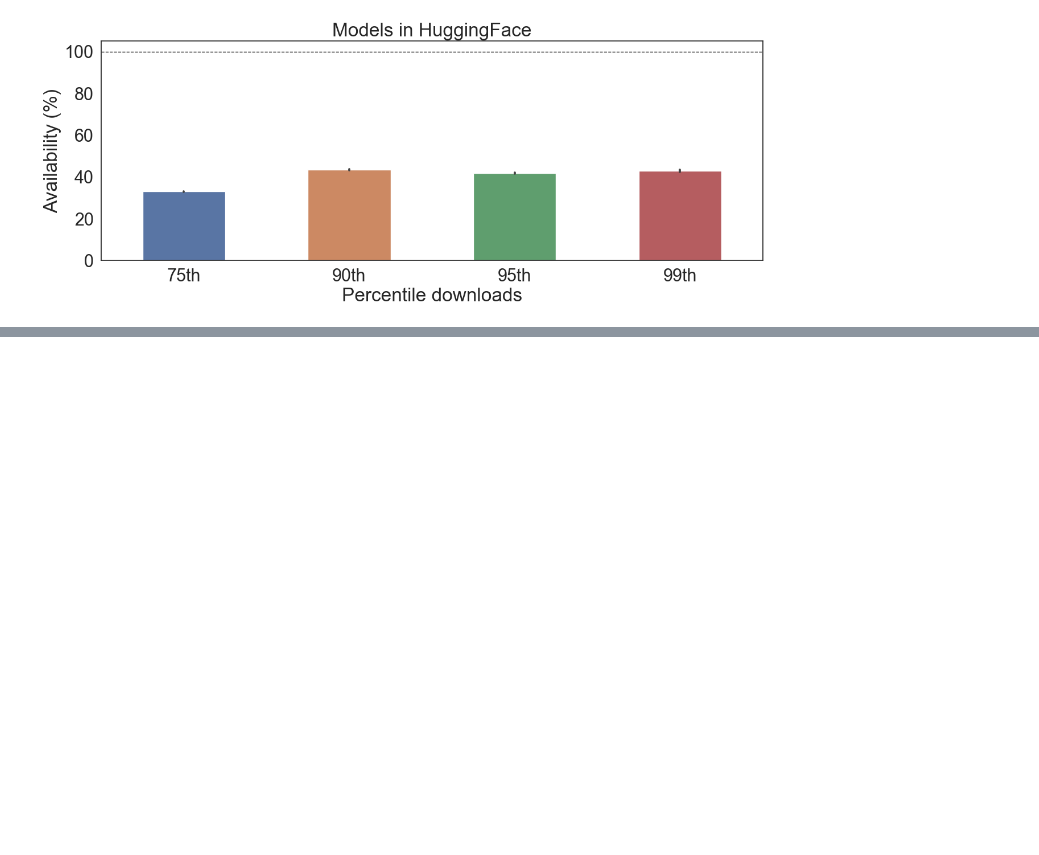
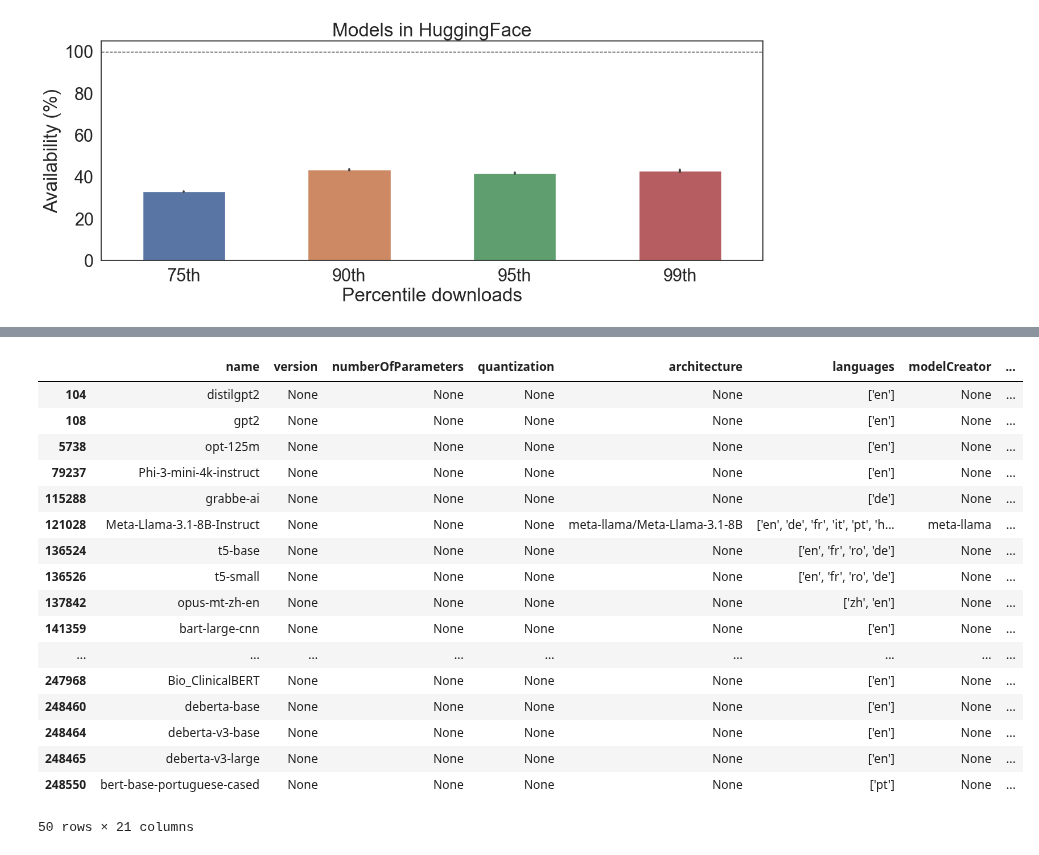
Before and after one commit to lorber13/chatIMPACT, a Jupyter notebook: data_analysis/fp_experiments.ipynb, the cells around one changed output, grey strips where cells are left out. Cells and saved outputs as stored; diff of their text form; code cells hidden in the pictures; blank space fills up the shorter version.

```diff
--- a/data_analysis/fp_experiments.ipynb
+++ b/data_analysis/fp_experiments.ipynb
@@ -172,0 +204,21 @@ plt.axhline(50, ls="--", color="black", linewidth=2)
+# %%
+names = df[df.downloads.astype(int).isin(data.downloads)]["name"]
+# %% [output]
+|  | name | version | numberOfParameters | quantization | architecture | languages | modelCreator | ... |
+| 104 | distilgpt2 | None | None | None | None | ['en'] | None | ... |
+| 108 | gpt2 | None | None | None | None | ['en'] | None | ... |
+| 5738 | opt-125m | None | None | None | None | ['en'] | None | ... |
+| 79237 | Phi-3-mini-4k-instruct | None | None | None | None | ['en'] | None | ... |
+| 115288 | grabbe-ai | None | None | None | None | ['de'] | None | ... |
+| 121028 | Meta-Llama-3.1-8B-Instruct | None | None | None | meta-llama/Meta-Llama-3.1-8B | ['en', 'de', 'fr', 'it', 'pt', 'h... | meta-llama | ... |
+| 136524 | t5-base | None | None | None | None | ['en', 'fr', 'ro', 'de'] | None | ... |
+| 136526 | t5-small | None | None | None | None | ['en', 'fr', 'ro', 'de'] | None | ... |
+| 137842 | opus-mt-zh-en | None | None | None | None | ['zh', 'en'] | None | ... |
+| 141359 | bart-large-cnn | None | None | None | None | ['en'] | None | ... |
+| ... | ... | ... | ... | ... | ... | ... | ... | ... |
+| 247968 | Bio_ClinicalBERT | None | None | None | None | ['en'] | None | ... |
+| 248460 | deberta-base | None | None | None | None | ['en'] | None | ... |
+| 248464 | deberta-v3-base | None | None | None | None | ['en'] | None | ... |
+| 248465 | deberta-v3-large | None | None | None | None | ['en'] | None | ... |
+| 248550 | bert-base-portuguese-cased | None | None | None | None | ['pt'] | None | ... |
+50 rows × 21 columns
```
Also changed, not shown: parts of 10 cells of this notebook.
